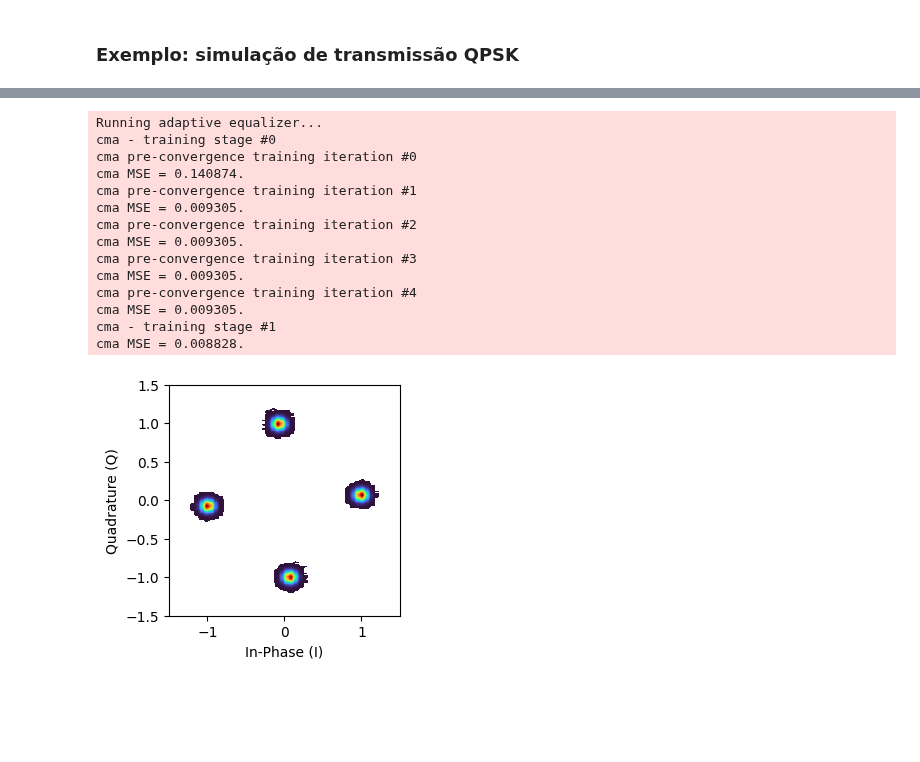
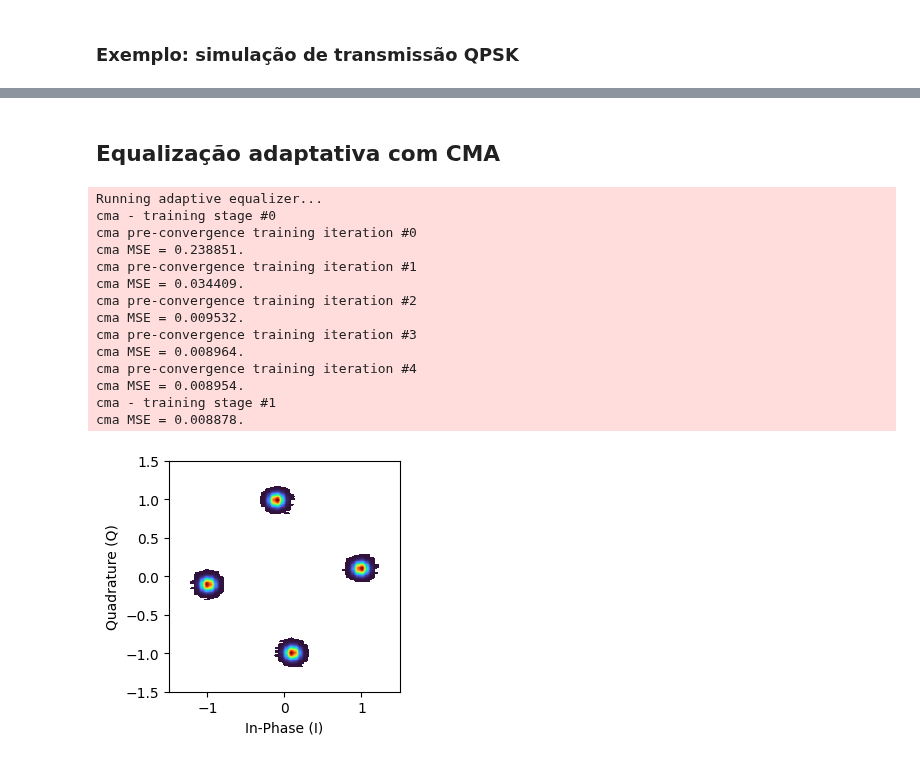
Before and after one commit to edsonportosilva/OpticalCommunications, a Jupyter notebook: jupyter notebooks/9. Equalização em sistemas ópticos coerentes.ipynb, the cells around one changed output, grey strips where cells are left out. Saved outputs shown, nothing was run; the diff lists cells and outputs as text; code cells hidden in the pictures; blank space fills up the shorter version.

```diff
--- a/jupyter notebooks/9. Equalização em sistemas ópticos coerentes.ipynb
+++ b/jupyter notebooks/9. Equalização em sistemas ópticos coerentes.ipynb
@@ -197,4 +253,5 @@ paramDec = parameters()
 paramDec.SpS_in = SpS
 paramDec.SpS_out = 1
 sigRx = decimate(sigRx.reshape(-1,1), paramDec).reshape(-1,)
+sigRx = pnorm(sigRx)
 # %% [output]
@@ -205,0 +265,17 @@ pconst(sigRx, R=2);
+# %%
+# parâmetros do equalizador adaptativo
+paramEq.nTaps = 7
+paramEq.SpS = 1
+paramEq.numIter = 5
+paramEq.storeCoeff = False
+paramEq.M = M
+paramEq.L = [int(0.1*sigRx.shape[0]), int(0.9*sigRx.shape[0])]
+paramEq.prgsBar = False
+paramEq.alg = ['nlms','nlms'] # QPSK
+paramEq.mu = [1e-3, 1e-3]
+
+outEq = mimoAdaptEqualizer(sigRx, paramEq, symbTx)
+outEq = pnorm(outEq)
+
+discard = 1000
+pconst(outEq[discard:-discard], R=1.2);
@@ -206,33 +298,35 @@ pconst(sigRx, R=2);
+# %% [markdown]
+## Equalização adaptativa com CMA
 # %%
 # parâmetros do equalizador adaptativo
 paramEq.nTaps = 7
 paramEq.SpS = 1
 paramEq.numIter = 5
 paramEq.storeCoeff = False
 paramEq.M = M
 paramEq.L = [int(0.1*sigRx.shape[0]), int(0.9*sigRx.shape[0])]
 paramEq.prgsBar = False
 paramEq.alg = ['cma','cma'] # QPSK
-paramEq.mu = [2e-4, 1e-4]
+paramEq.mu = [1e-4, 1e-3]
 
-outEq = mimoAdaptEqualizer(sigRx, paramEq)
+outEq = mimoAdaptEqualizer(sigRx, paramEq, symbTx)
 
 discard = 1000
 pconst(outEq[discard:-discard], R=1.5);
 # %% [output]
 Running adaptive equalizer...
 cma - training stage #0
 cma pre-convergence training iteration #0
-cma MSE = 0.140874.
+cma MSE = 0.238851.
 cma pre-convergence training iteration #1
-cma MSE = 0.009305.
+cma MSE = 0.034409.
 cma pre-convergence training iteration #2
-cma MSE = 0.009305.
+cma MSE = 0.009532.
 cma pre-convergence training iteration #3
-cma MSE = 0.009305.
+cma MSE = 0.008964.
 cma pre-convergence training iteration #4
-cma MSE = 0.009305.
+cma MSE = 0.008954.
 cma - training stage #1
-cma MSE = 0.008828.
+cma MSE = 0.008878.
-[figure, old version]
+[figure, new version]
 # %% [markdown]
```
Also changed, not shown: parts of 13 cells of this notebook.
